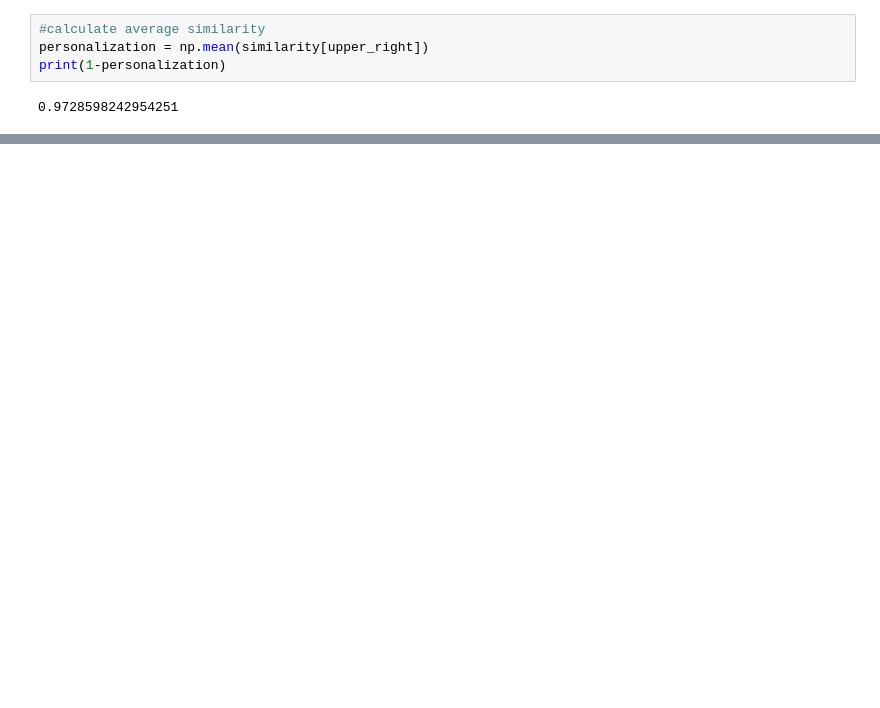
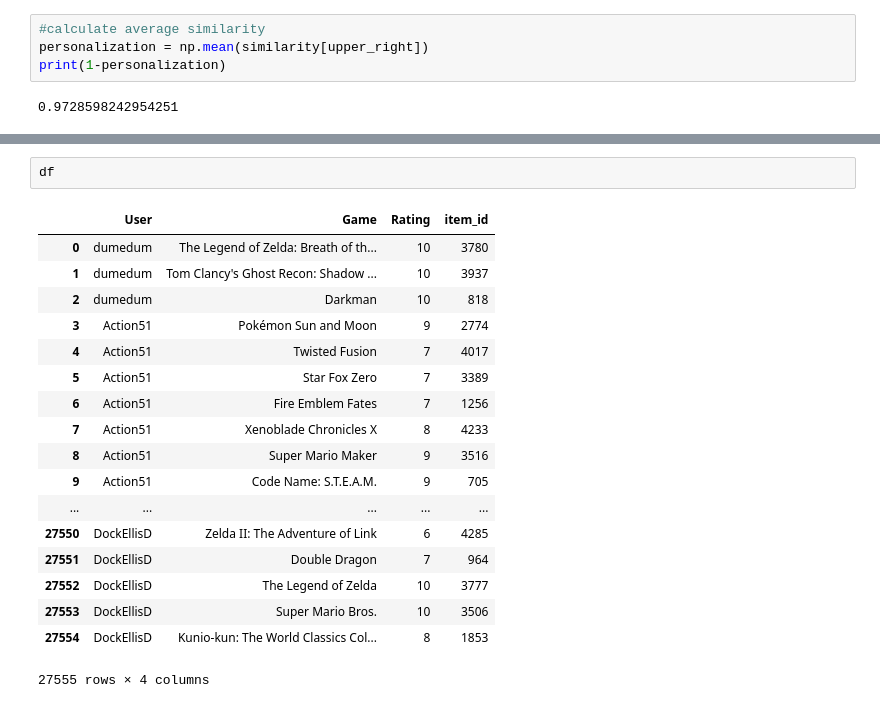
Before and after one commit to jberkowitz89/SharpestMindsProject, a Jupyter notebook: Nintendo_Project/2.22 Work.ipynb, the cells around one changed output, grey strips where cells are left out. Drawn from its saved outputs; the diff is of its cells as text; blank space fills up the shorter version.

```diff
--- a/Nintendo_Project/2.22 Work.ipynb
+++ b/Nintendo_Project/2.22 Work.ipynb
@@ -1114,0 +1217,21 @@ print(1-personalization)
+# %%
+df
+# %% [output]
+|  | User | Game | Rating | item_id |
+| 0 | dumedum | The Legend of Zelda: Breath of th... | 10 | 3780 |
+| 1 | dumedum | Tom Clancy's Ghost Recon: Shadow ... | 10 | 3937 |
+| 2 | dumedum | Darkman | 10 | 818 |
+| 3 | Action51 | Pokémon Sun and Moon | 9 | 2774 |
+| 4 | Action51 | Twisted Fusion | 7 | 4017 |
+| 5 | Action51 | Star Fox Zero | 7 | 3389 |
+| 6 | Action51 | Fire Emblem Fates | 7 | 1256 |
+| 7 | Action51 | Xenoblade Chronicles X | 8 | 4233 |
+| 8 | Action51 | Super Mario Maker | 9 | 3516 |
+| 9 | Action51 | Code Name: S.T.E.A.M. | 9 | 705 |
+| ... | ... | ... | ... | ... |
+| 27550 | DockEllisD | Zelda II: The Adventure of Link | 6 | 4285 |
+| 27551 | DockEllisD | Double Dragon | 7 | 964 |
+| 27552 | DockEllisD | The Legend of Zelda | 10 | 3777 |
+| 27553 | DockEllisD | Super Mario Bros. | 10 | 3506 |
+| 27554 | DockEllisD | Kunio-kun: The World Classics Col... | 8 | 1853 |
+27555 rows × 4 columns
```
Also changed, not shown: parts of 18 cells of this notebook, 6 other files.
